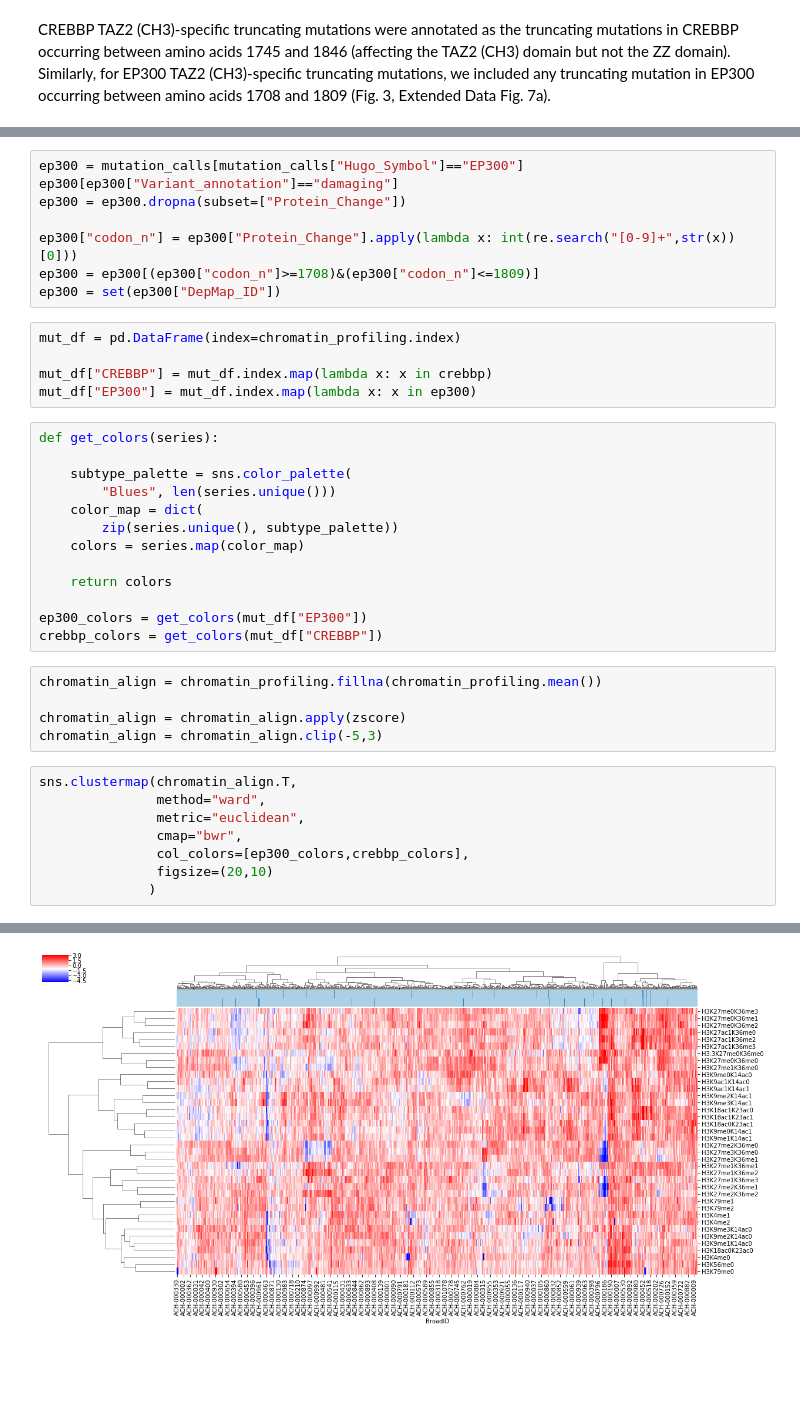
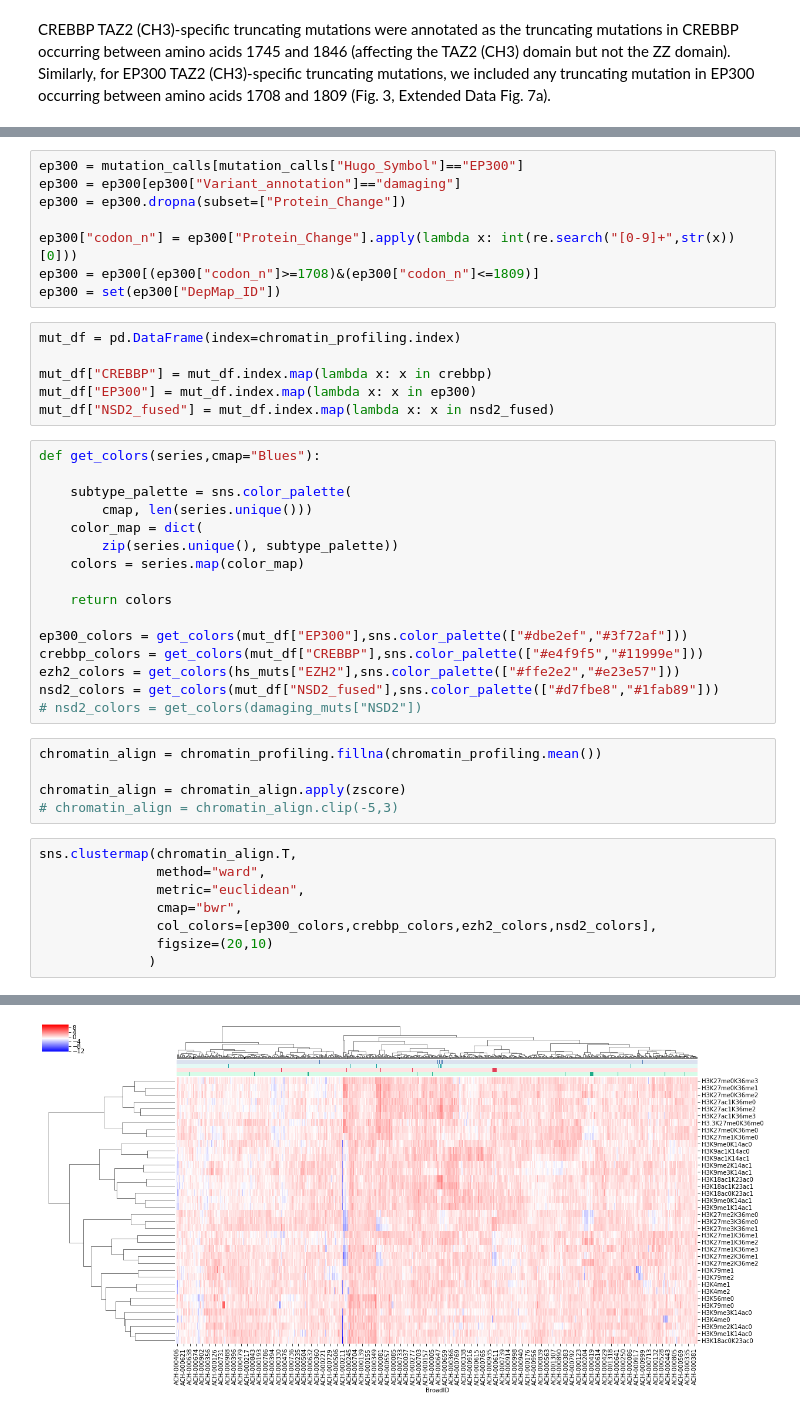
Before and after one commit to kevinhu/ccle-2019-analysis, a Jupyter notebook: notebooks/figure3_chromatin-profiling.ipynb, the cells around one changed output, grey strips where cells are left out. Drawn from its saved outputs; the diff is of its cells as text; blank space fills up the shorter version.

```diff
--- a/notebooks/figure3_chromatin-profiling.ipynb
+++ b/notebooks/figure3_chromatin-profiling.ipynb
@@ -41,7 +47,7 @@ crebbp = crebbp[(crebbp["codon_n"]>=1745)&(crebbp["codon_n"]<=1846)]
 crebbp = set(crebbp["DepMap_ID"])
 # %%
 ep300 = mutation_calls[mutation_calls["Hugo_Symbol"]=="EP300"]
-ep300[ep300["Variant_annotation"]=="damaging"]
+ep300 = ep300[ep300["Variant_annotation"]=="damaging"]
 ep300 = ep300.dropna(subset=["Protein_Change"])
 
 ep300["codon_n"] = ep300["Protein_Change"].apply(lambda x: int(re.search("[0-9]+",str(x))[0]))
@@ -52,32 +58,36 @@ mut_df = pd.DataFrame(index=chromatin_profiling.index)
 
 mut_df["CREBBP"] = mut_df.index.map(lambda x: x in crebbp)
 mut_df["EP300"] = mut_df.index.map(lambda x: x in ep300)
+mut_df["NSD2_fused"] = mut_df.index.map(lambda x: x in nsd2_fused)
 # %%
-def get_colors(series):
+def get_colors(series,cmap="Blues"):
 
     subtype_palette = sns.color_palette(
-        "Blues", len(series.unique()))
+        cmap, len(series.unique()))
     color_map = dict(
         zip(series.unique(), subtype_palette))
     colors = series.map(color_map)
 
     return colors
 
-ep300_colors = get_colors(mut_df["EP300"])
-crebbp_colors = get_colors(mut_df["CREBBP"])
+ep300_colors = get_colors(mut_df["EP300"],sns.color_palette(["#dbe2ef","#3f72af"]))
+crebbp_colors = get_colors(mut_df["CREBBP"],sns.color_palette(["#e4f9f5","#11999e"]))
+ezh2_colors = get_colors(hs_muts["EZH2"],sns.color_palette(["#ffe2e2","#e23e57"]))
+nsd2_colors = get_colors(mut_df["NSD2_fused"],sns.color_palette(["#d7fbe8","#1fab89"]))
+# nsd2_colors = get_colors(damaging_muts["NSD2"])
 # %%
 chromatin_align = chromatin_profiling.fillna(chromatin_profiling.mean())
 
 chromatin_align = chromatin_align.apply(zscore)
-chromatin_align = chromatin_align.clip(-5,3)
+# chromatin_align = chromatin_align.clip(-5,3)
 # %%
 sns.clustermap(chromatin_align.T,
                method="ward",
                metric="euclidean",
                cmap="bwr",
-               col_colors=[ep300_colors,crebbp_colors],
+               col_colors=[ep300_colors,crebbp_colors,ezh2_colors,nsd2_colors],
                figsize=(20,10)
               )
 # %% [output]
 <seaborn.matrix.ClusterGrid at 0x...>
-[figure, old version]
+[figure, new version]
```
Also changed, not shown: parts of 4 cells of this notebook, 1 other file.
